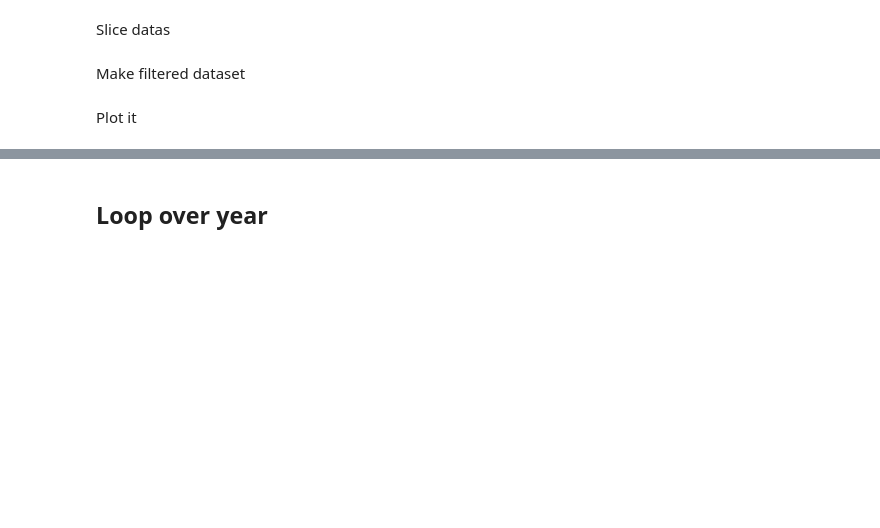
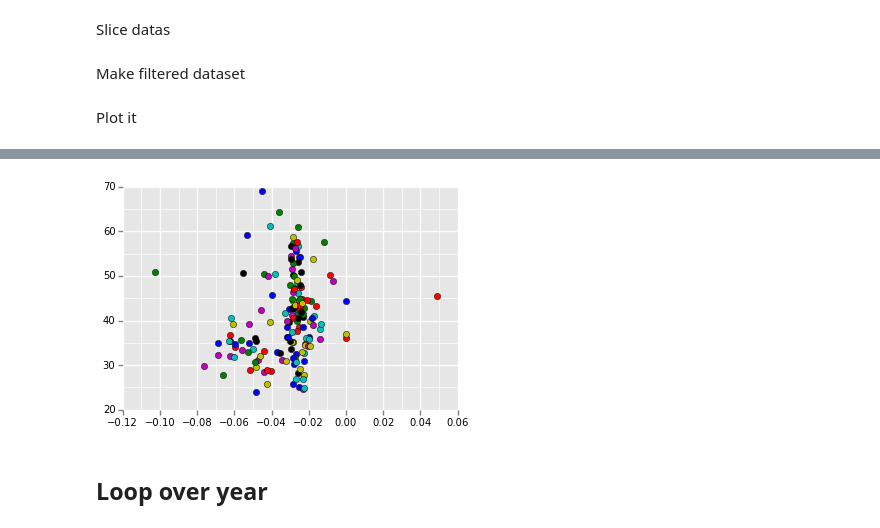
Before and after one commit to giulioungaretti/stats2013, a Jupyter notebook: Project2/data.ipynb, the cells around one changed output, grey strips where cells are left out. Drawn from its saved outputs; the diff is of its cells as text; code cells hidden in the pictures; blank space fills up the shorter version.

```diff
--- a/Project2/data.ipynb
+++ b/Project2/data.ipynb
@@ -57,3 +66,10 @@ rstyle(ax)
+# %%
+fig,ax = subplots()
+for name in sample.keys():
+    ax.plot(sample[name][0],sample[name][1],'o',label=name)
+rstyle(ax)
+# %% [output]
+[figure, added]
 # %% [markdown]
 ## Loop over year
 # %%
```
Also changed, not shown: parts of 14 cells of this notebook, 1 other file.
